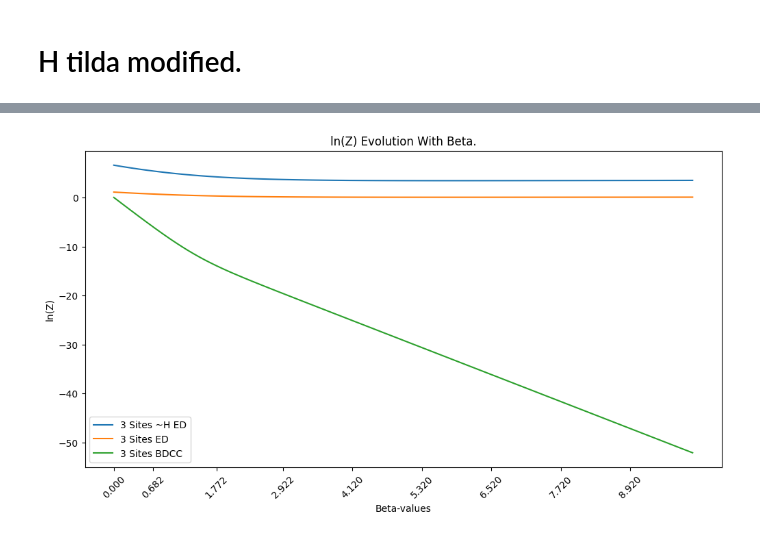
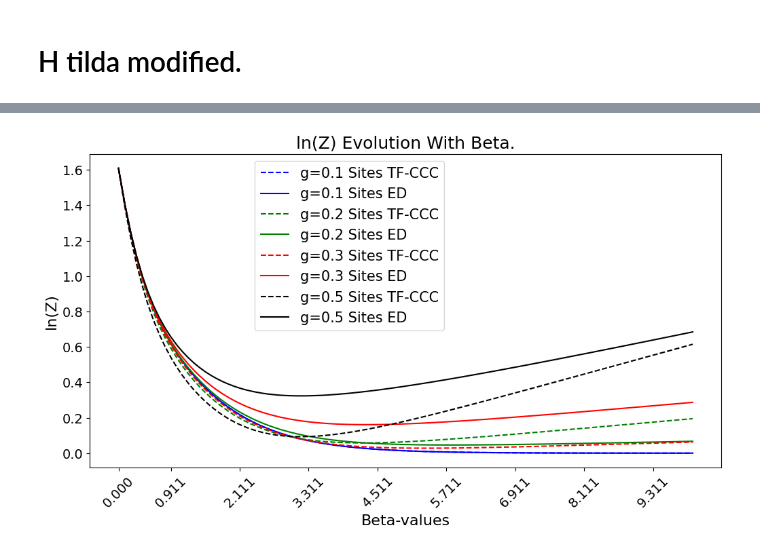
Before and after one commit to Gilfrim/Computational-Analysis-of-Many-Rotor-Systems, a Jupyter notebook: thermal_field_hamiltonian.ipynb, the cells around one changed output, grey strips where cells are left out. Drawn from its saved outputs; the diff is of its cells as text; code cells hidden in the pictures.

```diff
--- a/thermal_field_hamiltonian.ipynb
+++ b/thermal_field_hamiltonian.ipynb
@@ -142,0 +157,8 @@ V_tilda = bz.H_tilde_maker(V_final)
+# %%
+H_K_V_33 = hamiltonian(state, site, g)
+
+K_3_3 = H_K_V_33[1]
+V_3_3 = H_K_V_33[2]*g
+
+K_tilda = H_tilde_maker(K_3_3)
+V_tilda = H_tilde_maker(V_3_3)
@@ -146,0 +169,2 @@ beta, t_0_dB, t_0_sol  = integration_scheme(site, state, 1, t_init=0,t_final=10,
+# %%
+beta, t_0_dB, t_0_sol, t_2_max  = integration_scheme(site, state, g, t_init=0,t_final=10,nof_points=100000, import_K_V_TF=True, K_import=K_tilda, V_import=V_tilda)
@@ -166,3 +214,3 @@ eig_val, _ = np.linalg.eigh(H_tilda)
-# %%
-H = hamiltonian(state, site, g)[0]
-eig_val_ED, _ = np.linalg.eigh(H)
+# %%
+site = 3
+state = 5
@@ -169,20 +258,24 @@ eig_val_ED, _ = np.linalg.eigh(H)
 # %%
-index = np.argsort(eig_val)
-eig_val = eig_val[index]
-beta_array = beta
+plt.figure(figsize=(12, 6))
+plt.rcParams.update({
+    'font.size': 14,              # Larger font for all text
+    'legend.fontsize': 15,        # Larger legend text
+    'axes.labelsize': 16,         # Axis labels
+    'xtick.labelsize': 14,        # Tick labels
+    'ytick.labelsize': 14
+})
 
-y_data_Z = np.array([np.log(Z(eig_val, x)) for x in beta_array])
-y_data_Z_ED = np.array([np.log(Z(eig_val_ED, x))/site for x in beta_array])
+colours = ["blue", "green", "red", "black"]
 
-plt.figure(figsize=(12, 6))
-plt.plot(beta_array, y_data_Z, label=f"{site} Sites ~H ED")
-plt.plot(beta_array, y_data_Z_ED, label=f"{site} Sites ED")
-plt.plot(beta_array, t_0_sol, label=f"{site} Sites BDCC")
-plt.xticks(beta_array[::12], rotation=45)
+for g_index, g in enumerate(g_array[1:]):
+    plt.plot(beta_array[g_index], (si5_st5_sol[g_index] + np.log(state**site))/site,
+              label=f"g={g} Sites TF-CCC", linestyle='--', color = colours[g_index])
+    plt.plot(beta_array[g_index], si5_st5_ED_Z[g_index]/site, label=f"g={g} Sites ED",  color = colours[g_index])
+plt.xticks(beta_array[g_index][::12], rotation=45)
 plt.xlabel("Beta-values")
 plt.ylabel("ln(Z)")
-plt.title("ln(Z) Evolution With Beta.")
-plt.legend()
+plt.title("ln(Z) Evolution With Beta.", fontsize=18)
+plt.legend(loc='upper left', bbox_to_anchor=(0.25, 1))
 plt.show()
 # %% [output]
-[figure, old version]
+[figure, new version]
```
Also changed, not shown: parts of 38 cells of this notebook, 14 other files.
